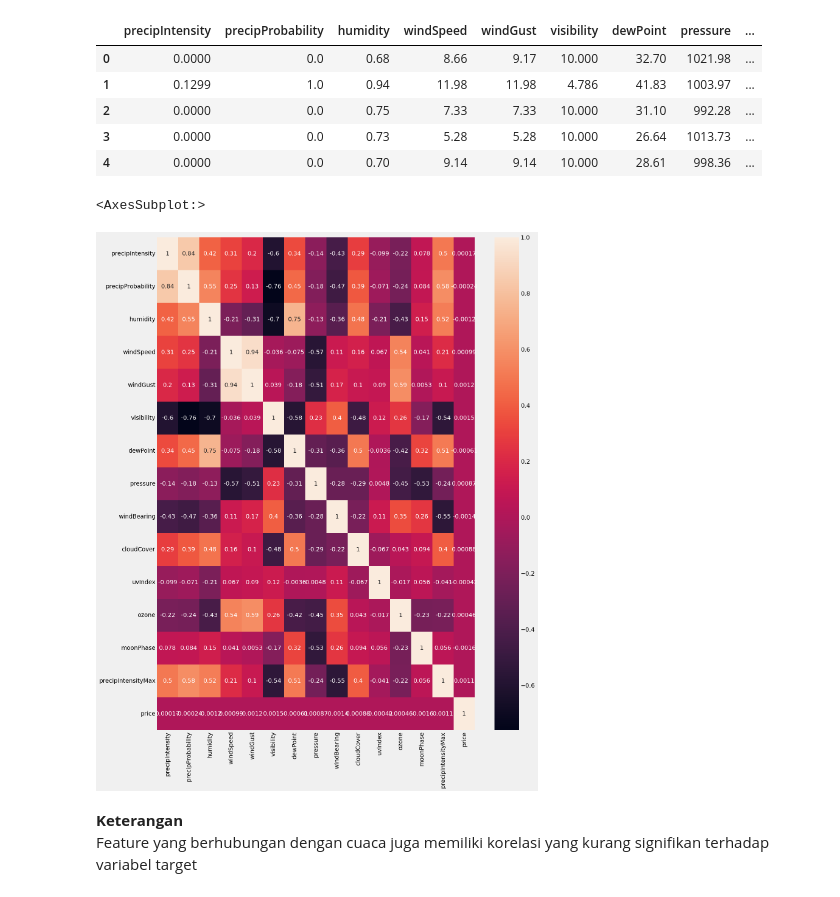
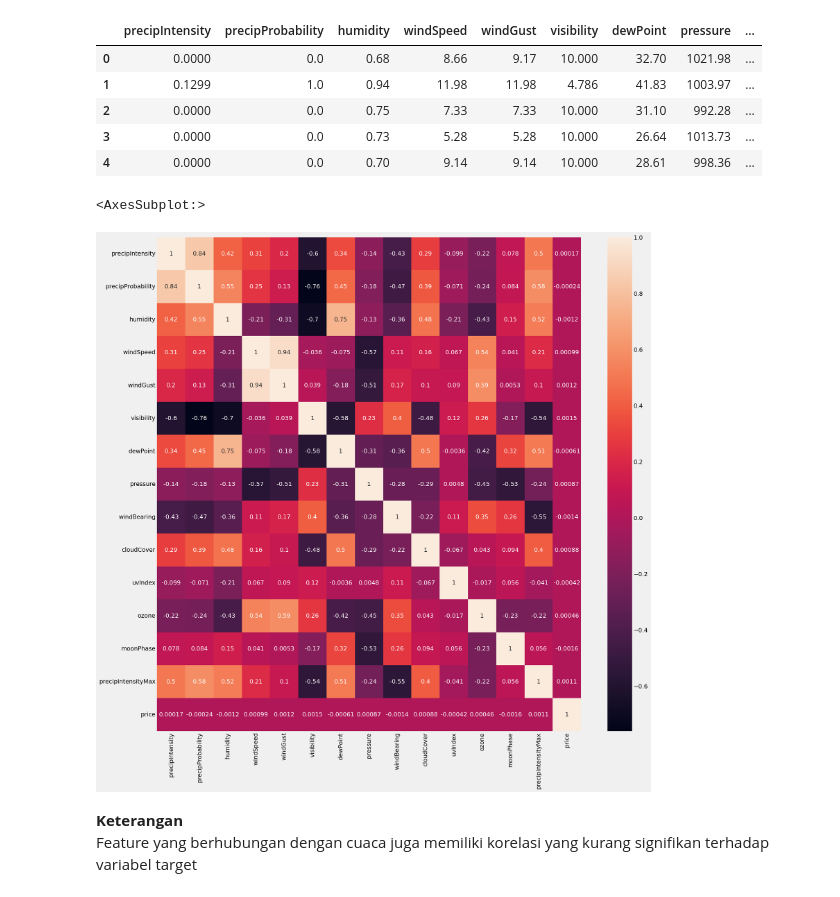
Before and after one commit to qarisp/H8_PYTN-KS08-019, a Jupyter notebook: FinalProject/PYTN_KampusMerdeka_fp1_Qaris Ardian Pratama.ipynb, the cells around one changed output. Drawn from its saved outputs; the diff is of its cells as text; code cells hidden in the pictures.

```diff
--- a/FinalProject/PYTN_KampusMerdeka_fp1_Qaris Ardian Pratama.ipynb
+++ b/FinalProject/PYTN_KampusMerdeka_fp1_Qaris Ardian Pratama.ipynb
@@ -368,8 +396,20 @@ new_df.head()
 # %%
 climate_column = [
-    'precipIntensity', 'precipProbability', 'humidity', 'windSpeed',
-    'windGust', 'visibility', 'dewPoint', 'pressure', 'windBearing',
-    'cloudCover', 'uvIndex', 'ozone', 'moonPhase', 'precipIntensityMax','price'
+    'precipIntensity',
+    'precipProbability',
+    'humidity',
+    'windSpeed',
+    'windGust',
+    'visibility',
+    'dewPoint',
+    'pressure',
+    'windBearing',
+    'cloudCover',
+    'uvIndex',
+    'ozone',
+    'moonPhase',
+    'precipIntensityMax',
+    'price'
     ]
 df_clim = new_df[climate_column]
 df_clim.head()
@@ -381,11 +421,11 @@ df_clim.head()
 | 3 | 0.0000 | 0.0 | 0.73 | 5.28 | 5.28 | 10.000 | 26.64 | 1013.73 | ... |
 | 4 | 0.0000 | 0.0 | 0.70 | 9.14 | 9.14 | 10.000 | 28.61 | 998.36 | ... |
 # %%
-plt.figure(figsize=(15,20))
+plt.figure(figsize=(20,20))
 sns.heatmap(df_clim.corr(),annot=True)
 # %% [output]
 <AxesSubplot:>
-[figure, old version]
+[figure, new version]
 # %% [markdown]
 **Keterangan**
 <br>
```
Also changed, not shown: parts of 109 cells of this notebook.
